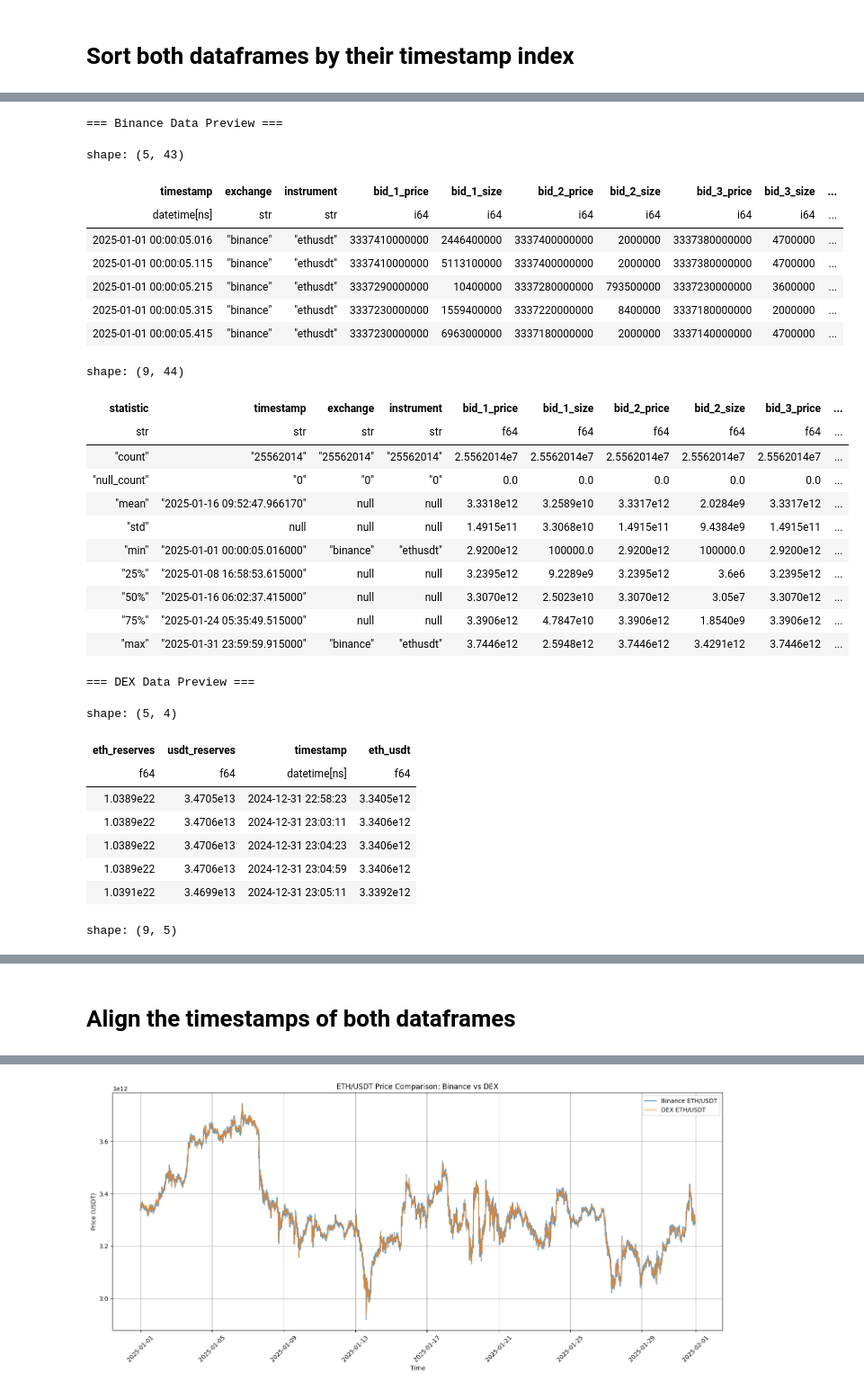
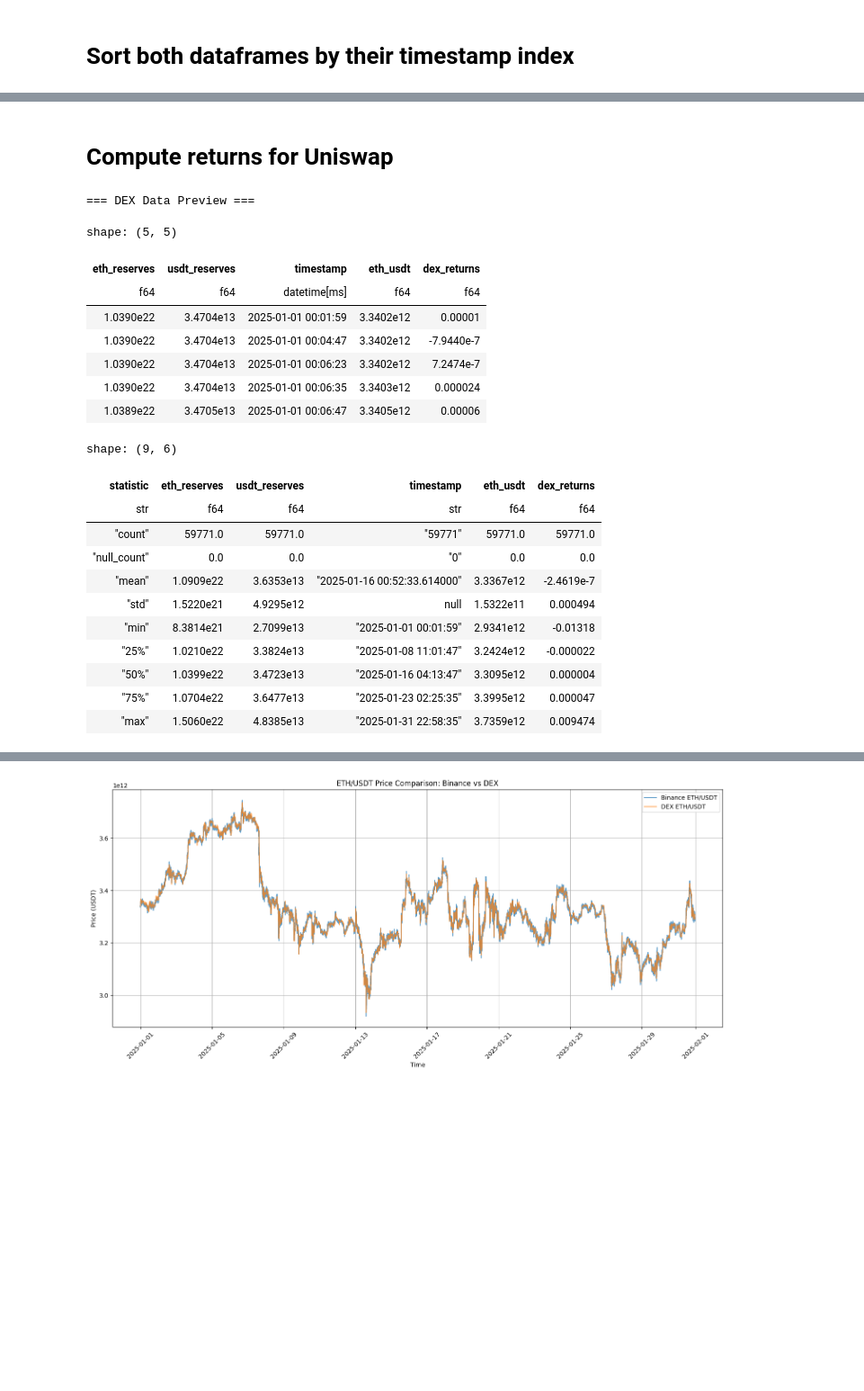
Before and after one commit to Puguix/master-thesis, a Jupyter notebook: main.ipynb, the cells around one changed output, grey strips where cells are left out. Shown at 90% size. Saved outputs shown, nothing was run; the diff lists cells and outputs as text; code cells hidden in the pictures; blank space fills up the shorter version.

```diff
--- a/main.ipynb
+++ b/main.ipynb
@@ -27,7 +29,7 @@ Loading data from /home/puguix/Documents/master-thesis/dex_eth_usdt_jan_2025/tre
 # %%
-binance_df = binance_df.with_columns(pl.from_epoch(pl.col('timestamp'), time_unit='ns').alias('timestamp'))
+binance_df = binance_df.with_columns(pl.from_epoch(pl.col('timestamp'), time_unit='ns').cast(pl.Datetime("ms")).alias('timestamp'))
 
-dex_df = dex_df.with_columns(pl.from_epoch(pl.col('timestamp'), time_unit='s').cast(pl.Datetime("ns")).alias('timestamp'))
+dex_df = dex_df.with_columns(pl.from_epoch(pl.col('timestamp'), time_unit='s').cast(pl.Datetime("ms")).alias('timestamp'))
 # %% [markdown]
 # Sort both dataframes by their timestamp index
 # %%
@@ -38,40 +121,32 @@ dex_df = dex_df.set_sorted('timestamp')
+# %% [markdown]
+# Compute returns for Uniswap
 # %%
-print("=== Binance Data Preview ===")
-display(binance_df.head().collect())
-display(binance_df.describe())
+dex_df = dex_df.with_columns(
+    pl.col("eth_usdt").log().diff().alias("dex_returns")
+).filter(pl.col("dex_returns").is_not_null())
 
 print("\n=== DEX Data Preview ===")
 display(dex_df.head().collect())
 display(dex_df.describe())
 # %% [output]
-=== Binance Data Preview ===
+=== DEX Data Preview ===
-shape: (5, 43)
+shape: (5, 5)
-| timestamp | exchange | instrument | bid_1_price | bid_1_size | bid_2_price | bid_2_size | bid_3_price | bid_3_size | ... |
-| datetime[ns] | str | str | i64 | i64 | i64 | i64 | i64 | i64 | ... |
-| 2025-01-01 00:00:05.016 | "binance" | "ethusdt" | 3337410000000 | 2446400000 | 3337400000000 | 2000000 | 3337380000000 | 4700000 | ... |
-| 2025-01-01 00:00:05.115 | "binance" | "ethusdt" | 3337410000000 | 5113100000 | 3337400000000 | 2000000 | 3337380000000 | 4700000 | ... |
-| 2025-01-01 00:00:05.215 | "binance" | "ethusdt" | 3337290000000 | 10400000 | 3337280000000 | 793500000 | 3337230000000 | 3600000 | ... |
-| 2025-01-01 00:00:05.315 | "binance" | "ethusdt" | 3337230000000 | 1559400000 | 3337220000000 | 8400000 | 3337180000000 | 2000000 | ... |
-| 2025-01-01 00:00:05.415 | "binance" | "ethusdt" | 3337230000000 | 6963000000 | 3337180000000 | 2000000 | 3337140000000 | 4700000 | ... |
+| eth_reserves | usdt_reserves | timestamp | eth_usdt | dex_returns |
+| f64 | f64 | datetime[ms] | f64 | f64 |
+| 1.0390e22 | 3.4704e13 | 2025-01-01 00:01:59 | 3.3402e12 | 0.00001 |
+| 1.0390e22 | 3.4704e13 | 2025-01-01 00:04:47 | 3.3402e12 | -7.9440e-7 |
+| 1.0390e22 | 3.4704e13 | 2025-01-01 00:06:23 | 3.3402e12 | 7.2474e-7 |
+| 1.0390e22 | 3.4704e13 | 2025-01-01 00:06:35 | 3.3403e12 | 0.000024 |
+| 1.0389e22 | 3.4705e13 | 2025-01-01 00:06:47 | 3.3405e12 | 0.00006 |
-shape: (9, 44)
+shape: (9, 6)
-| statistic | timestamp | exchange | instrument | bid_1_price | bid_1_size | bid_2_price | bid_2_size | bid_3_price | ... |
-| str | str | str | str | f64 | f64 | f64 | f64 | f64 | ... |
-| "count" | "25562014" | "25562014" | "25562014" | 2.5562014e7 | 2.5562014e7 | 2.5562014e7 | 2.5562014e7 | 2.5562014e7 | ... |
-| "null_count" | "0" | "0" | "0" | 0.0 | 0.0 | 0.0 | 0.0 | 0.0 | ... |
-| "mean" | "2025-01-16 09:52:47.966170" | null | null | 3.3318e12 | 3.2589e10 | 3.3317e12 | 2.0284e9 | 3.3317e12 | ... |
-| "std" | null | null | null | 1.4915e11 | 3.3068e10 | 1.4915e11 | 9.4384e9 | 1.4915e11 | ... |
-| "min" | "2025-01-01 00:00:05.016000" | "binance" | "ethusdt" | 2.9200e12 | 100000.0 | 2.9200e12 | 100000.0 | 2.9200e12 | ... |
-| "25%" | "2025-01-08 16:58:53.615000" | null | null | 3.2395e12 | 9.2289e9 | 3.2395e12 | 3.6e6 | 3.2395e12 | ... |
-| "50%" | "2025-01-16 06:02:37.415000" | null | null | 3.3070e12 | 2.5023e10 | 3.3070e12 | 3.05e7 | 3.3070e12 | ... |
-| "75%" | "2025-01-24 05:35:49.515000" | null | null | 3.3906e12 | 4.7847e10 | 3.3906e12 | 1.8540e9 | 3.3906e12 | ... |
-| "max" | "2025-01-31 23:59:59.915000" | "binance" | "ethusdt" | 3.7446e12 | 2.5948e12 | 3.7446e12 | 3.4291e12 | 3.7446e12 | ... |
+| statistic | eth_reserves | usdt_reserves | timestamp | eth_usdt | dex_returns |
+| str | f64 | f64 | str | f64 | f64 |
+| "count" | 59771.0 | 59771.0 | "59771" | 59771.0 | 59771.0 |
+| "null_count" | 0.0 | 0.0 | "0" | 0.0 | 0.0 |
+| "mean" | 1.0909e22 | 3.6353e13 | "2025-01-16 00:52:33.614000" | 3.3367e12 | -2.4619e-7 |
+| "std" | 1.5220e21 | 4.9295e12 | null | 1.5322e11 | 0.000494 |
+| "min" | 8.3814e21 | 2.7099e13 | "2025-01-01 00:01:59" | 2.9341e12 | -0.01318 |
+| "25%" | 1.0210e22 | 3.3824e13 | "2025-01-08 11:01:47" | 3.2424e12 | -0.000022 |
+| "50%" | 1.0399e22 | 3.4723e13 | "2025-01-16 04:13:47" | 3.3095e12 | 0.000004 |
+| "75%" | 1.0704e22 | 3.6477e13 | "2025-01-23 02:25:35" | 3.3995e12 | 0.000047 |
+| "max" | 1.5060e22 | 4.8385e13 | "2025-01-31 22:58:35" | 3.7359e12 | 0.009474 |
-=== DEX Data Preview ===
-shape: (5, 4)
-| eth_reserves | usdt_reserves | timestamp | eth_usdt |
-| f64 | f64 | datetime[ns] | f64 |
-| 1.0389e22 | 3.4705e13 | 2024-12-31 22:58:23 | 3.3405e12 |
-| 1.0389e22 | 3.4706e13 | 2024-12-31 23:03:11 | 3.3406e12 |
-| 1.0389e22 | 3.4706e13 | 2024-12-31 23:04:23 | 3.3406e12 |
-| 1.0389e22 | 3.4706e13 | 2024-12-31 23:04:59 | 3.3406e12 |
-| 1.0391e22 | 3.4699e13 | 2024-12-31 23:05:11 | 3.3392e12 |
-shape: (9, 5)
@@ -89,2 +152,0 @@ shape: (9, 5)
-# %% [markdown]
-# Align the timestamps of both dataframes
```
Also changed, not shown: parts of 56 cells of this notebook.
